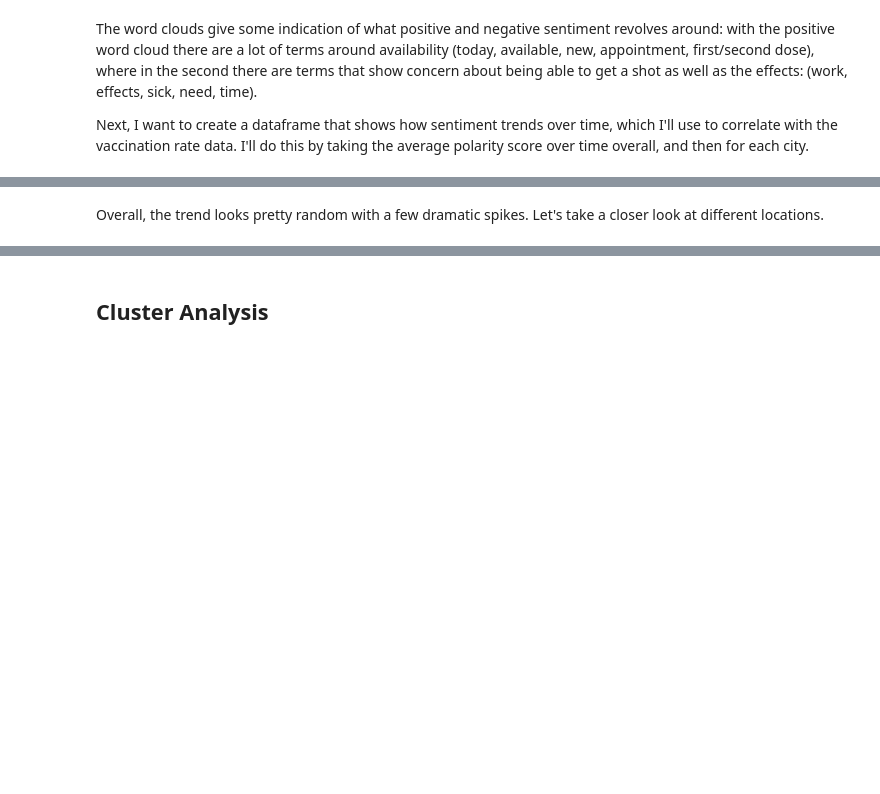
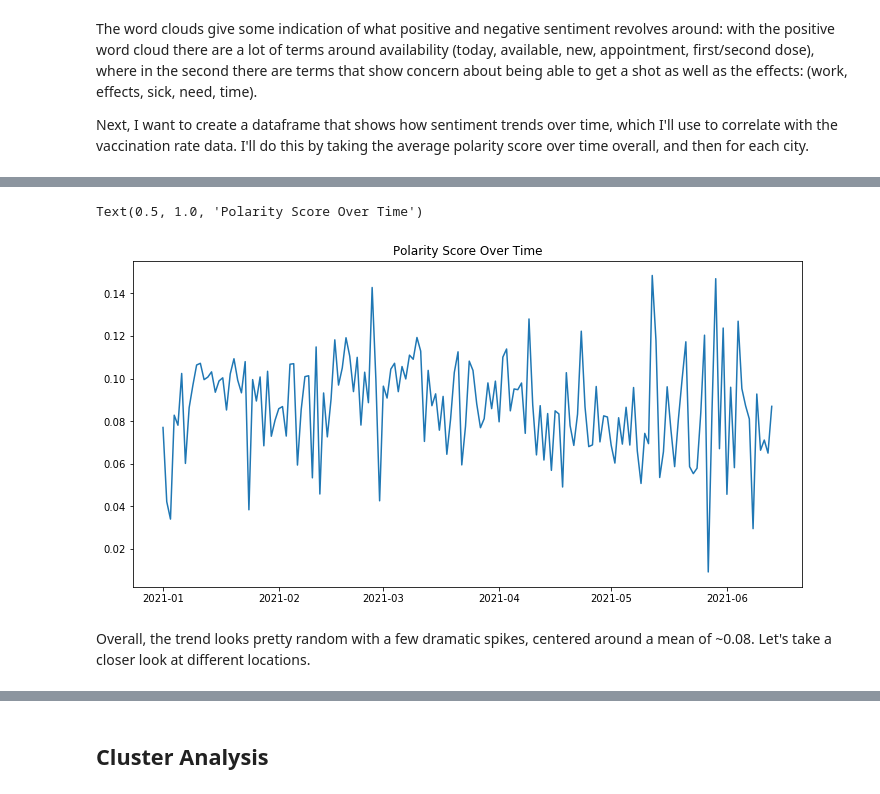
Before and after one commit to christisarv/2021-covid-vaccine-analysis, a Jupyter notebook: Twitter Sentiment Evaluation.ipynb, the cells around one changed output, grey strips where cells are left out. Saved outputs shown, nothing was run; the diff lists cells and outputs as text; code cells hidden in the pictures; blank space fills up the shorter version.

```diff
--- a/Twitter Sentiment Evaluation.ipynb
+++ b/Twitter Sentiment Evaluation.ipynb
@@ -249,9 +273,12 @@ sent_over_time = sent_over_time.groupby('date').mean()
 # %%
-fig = plt.figure(figsize=(12, 6))
+plt.figure(figsize=(12, 6))
 plt.plot(sent_over_time)
 plt.title("Polarity Score Over Time")
+# %% [output]
+Text(0.5, 1.0, 'Polarity Score Over Time')
+[figure, added]
 # %% [markdown]
-Overall, the trend looks pretty random with a few dramatic spikes. Let's take a closer look at different locations.
+Overall, the trend looks pretty random with a few dramatic spikes, centered around a mean of ~0.08. Let's take a closer look at different locations.
 # %%
 def sent_by_location(df, location):
 
```
Also changed, not shown: parts of 30 cells of this notebook, 2 other files.
